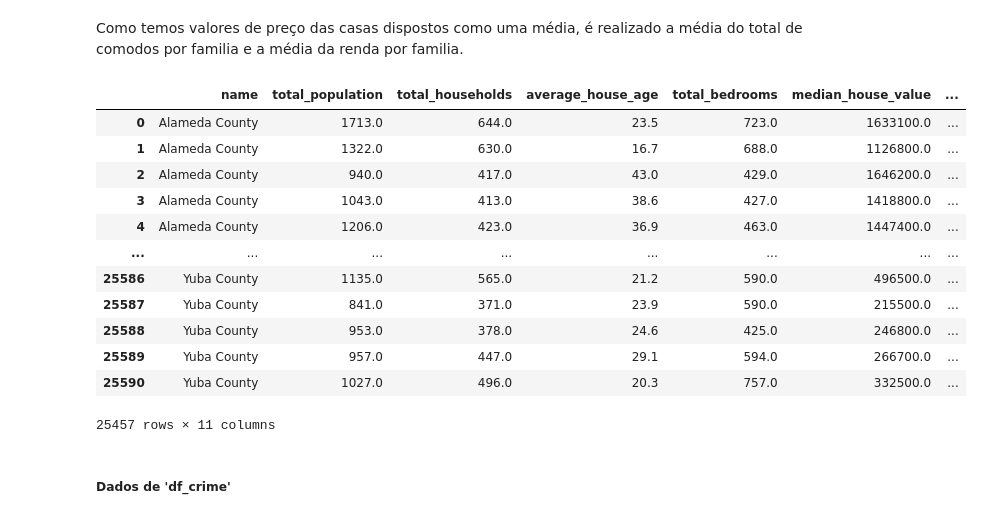
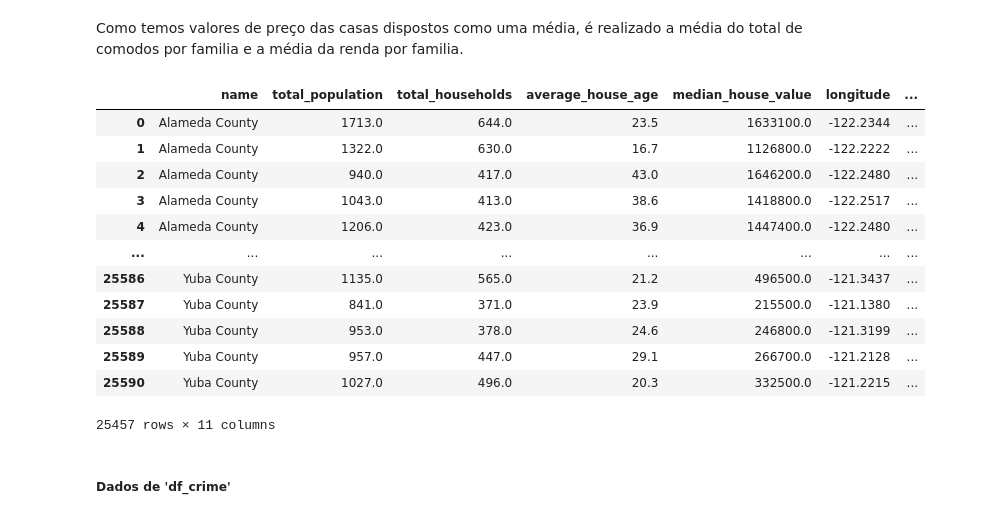
Before and after one commit to christhiangoncalves/Calculo_de_Preco_Casas_California, a Jupyter notebook: California_house_Price.ipynb, the cells around one changed output. Cells and saved outputs as stored; diff of their text form; code cells hidden in the pictures.

```diff
--- a/California_house_Price.ipynb
+++ b/California_house_Price.ipynb
@@ -243,27 +245,29 @@ Name: count, dtype: int64
 # %% [markdown]
 Como temos valores de preço das casas dispostos como uma média, é realizado a média do total de comodos por familia e a média da renda por familia.
 # %%
-#Para normalizar os dados é realizado a média de quartos por familia, para trazer informação util
-df_house['total_rooms_/_total_households'] = df_house['total_rooms'] /df_house['total_households']
-
-#Para normalizar os dados é realizado a média da renda familiar por por familia
-df_house['household_income'] = df_house['average_household_income'] /df_house['total_households']
+#Para normalizar os dados é realizado a média de comodos por familia/casa
+df_house['median_rooms'] = df_house['total_rooms'] /df_house['total_households']
+#Para normalizar os dados é realizado a média de quartos por familia/casa
+df_house['median_bedrooms'] = df_house['total_bedrooms'] /df_house['total_households']
+#Para normalizar os dados é realizado a média da renda familiar por pessoa
+df_house['median_income'] = df_house['average_household_income'] /df_house['total_population']
 #Excluir colunas não relevantes
 del df_house['total_rooms']
+del df_house['total_bedrooms']
+del df_house['average_household_income']
 
-del df_house['average_household_income']
 df_house
 # %% [output]
-|  | name | total_population | total_households | average_house_age | total_bedrooms | median_house_value | ... |
-| 0 | Alameda County | 1713.0 | 644.0 | 23.5 | 723.0 | 1633100.0 | ... |
-| 1 | Alameda County | 1322.0 | 630.0 | 16.7 | 688.0 | 1126800.0 | ... |
-| 2 | Alameda County | 940.0 | 417.0 | 43.0 | 429.0 | 1646200.0 | ... |
-| 3 | Alameda County | 1043.0 | 413.0 | 38.6 | 427.0 | 1418800.0 | ... |
-| 4 | Alameda County | 1206.0 | 423.0 | 36.9 | 463.0 | 1447400.0 | ... |
+|  | name | total_population | total_households | average_house_age | median_house_value | longitude | ... |
+| 0 | Alameda County | 1713.0 | 644.0 | 23.5 | 1633100.0 | -122.2344 | ... |
+| 1 | Alameda County | 1322.0 | 630.0 | 16.7 | 1126800.0 | -122.2222 | ... |
+| 2 | Alameda County | 940.0 | 417.0 | 43.0 | 1646200.0 | -122.2480 | ... |
+| 3 | Alameda County | 1043.0 | 413.0 | 38.6 | 1418800.0 | -122.2517 | ... |
+| 4 | Alameda County | 1206.0 | 423.0 | 36.9 | 1447400.0 | -122.2480 | ... |
 | ... | ... | ... | ... | ... | ... | ... | ... |
-| 25586 | Yuba County | 1135.0 | 565.0 | 21.2 | 590.0 | 496500.0 | ... |
-| 25587 | Yuba County | 841.0 | 371.0 | 23.9 | 590.0 | 215500.0 | ... |
-| 25588 | Yuba County | 953.0 | 378.0 | 24.6 | 425.0 | 246800.0 | ... |
-| 25589 | Yuba County | 957.0 | 447.0 | 29.1 | 594.0 | 266700.0 | ... |
-| 25590 | Yuba County | 1027.0 | 496.0 | 20.3 | 757.0 | 332500.0 | ... |
+| 25586 | Yuba County | 1135.0 | 565.0 | 21.2 | 496500.0 | -121.3437 | ... |
+| 25587 | Yuba County | 841.0 | 371.0 | 23.9 | 215500.0 | -121.1380 | ... |
+| 25588 | Yuba County | 953.0 | 378.0 | 24.6 | 246800.0 | -121.3199 | ... |
+| 25589 | Yuba County | 957.0 | 447.0 | 29.1 | 266700.0 | -121.2128 | ... |
+| 25590 | Yuba County | 1027.0 | 496.0 | 20.3 | 332500.0 | -121.2215 | ... |
 25457 rows × 11 columns
```
Also changed, not shown: parts of 25 cells of this notebook.
